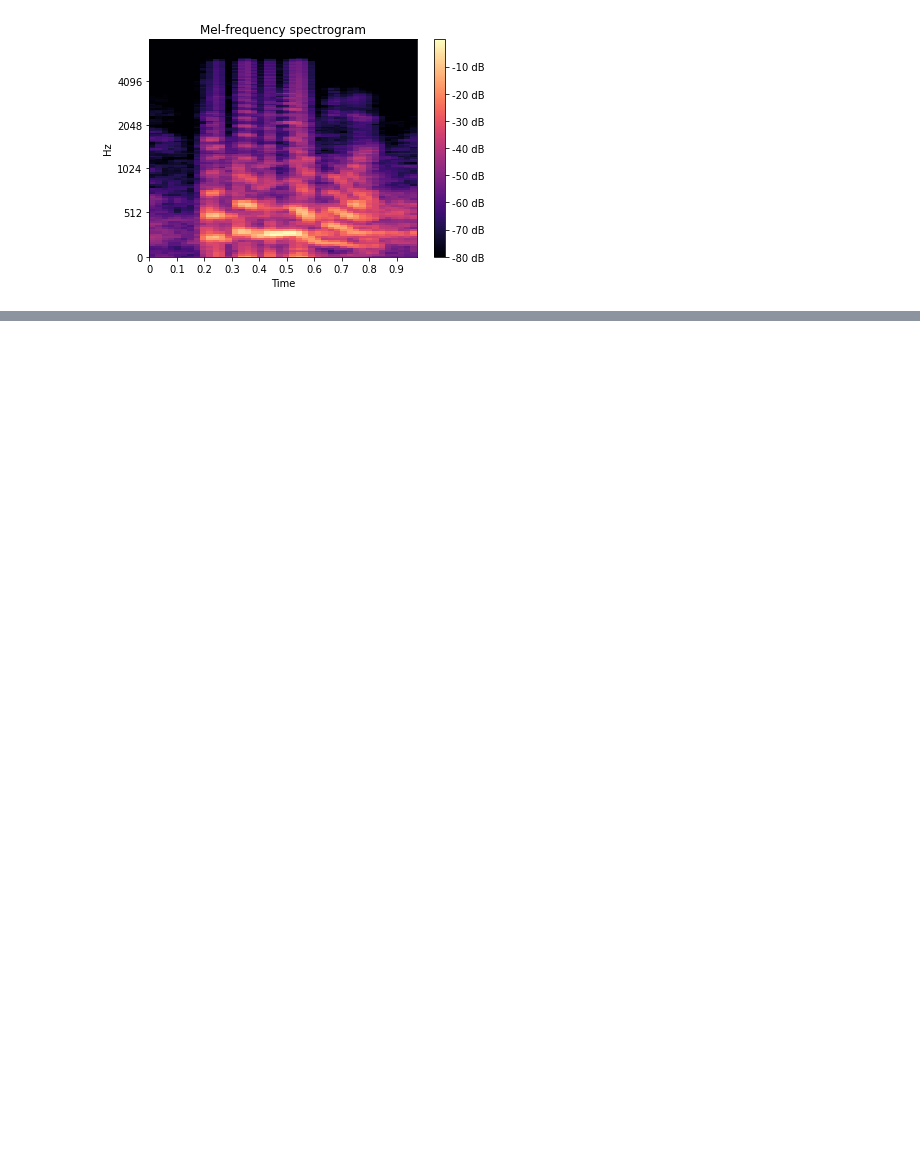
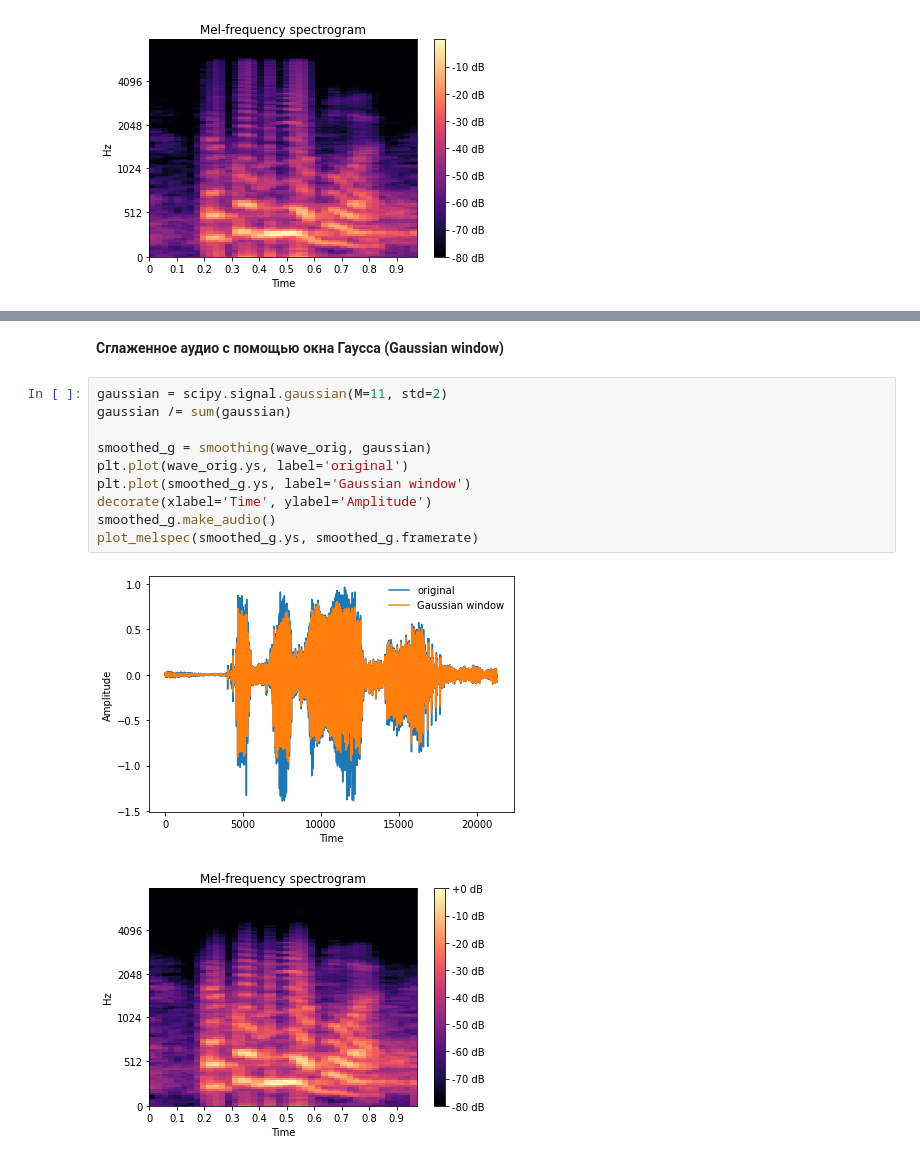
Before and after one commit to iamilyasedunov/audio-noise-analysis, a Jupyter notebook: research.ipynb, the cells around one changed output, grey strips where cells are left out. Saved outputs shown, nothing was run; the diff lists cells and outputs as text; blank space fills up the shorter version.

```diff
--- a/research.ipynb
+++ b/research.ipynb
@@ -319,0 +349,15 @@ array([ 0.2493357 ,  0.12077525,  0.05206473,  0.01279161, -0.00917827,
+# %% [markdown]
+**Сглаженное аудио с помощью окна Гаусса (Gaussian window)**
+# %%
+gaussian = scipy.signal.gaussian(M=11, std=2)
+gaussian /= sum(gaussian)
+
+smoothed_g = smoothing(wave_orig, gaussian)
+plt.plot(wave_orig.ys, label='original')
+plt.plot(smoothed_g.ys, label='Gaussian window')
+decorate(xlabel='Time', ylabel='Amplitude')
+smoothed_g.make_audio()
+plot_melspec(smoothed_g.ys, smoothed_g.framerate)
+# %% [output]
+[figure, added]
+[figure, added]
```
Also changed, not shown: parts of 15 cells of this notebook.
